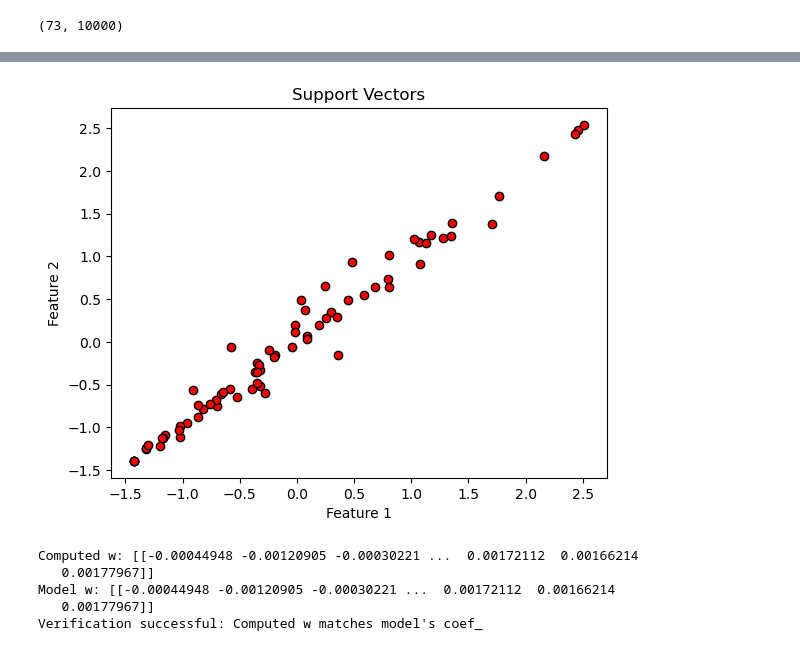
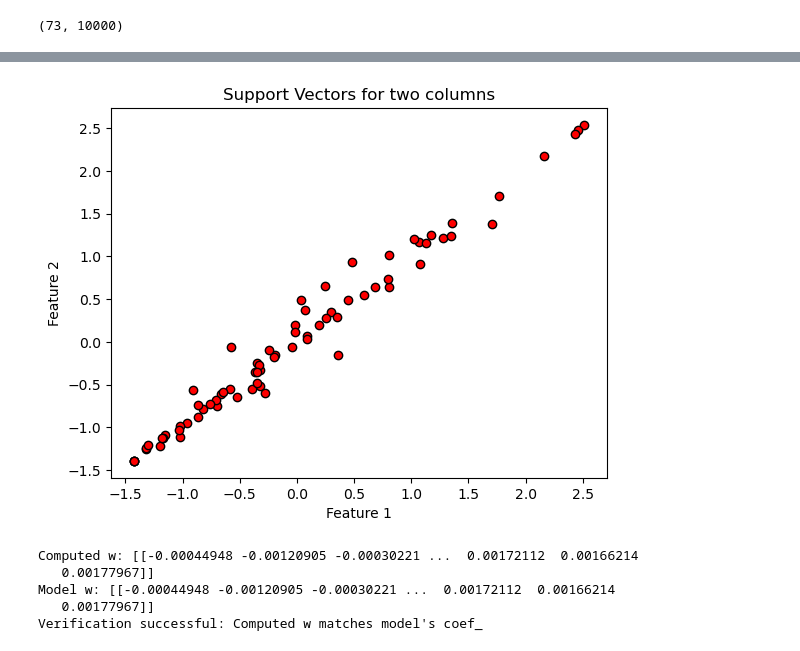
Before and after one commit to JayPanchariya/svm, a Jupyter notebook: 2024_2025_From_Linear_Classifiers_to_SVMs_sv.ipynb, the cells around one changed output, grey strips where cells are left out. Saved outputs shown, nothing was run; the diff lists cells and outputs as text; code cells hidden in the pictures.

```diff
--- a/2024_2025_From_Linear_Classifiers_to_SVMs_sv.ipynb
+++ b/2024_2025_From_Linear_Classifiers_to_SVMs_sv.ipynb
@@ -186,7 +153,7 @@ def buildDataset (IMDIR,labelNamesAll,K=2,N=100,imHeight=100,imWidth=100,seed=50
     X = X[:globalCount,:]
     Y = Y[:globalCount,:]
 
-    return X,Y,labelNames
+    return X,Y.flatten(),labelNames
 # %%
 K=2
 imHeight=100
@@ -249,3 +222,9 @@ test target vector [[1. 0. 0. 1. 1. 1. 0. 0. 1. 0. 1. 0. 0. 1. 0. 1. 0. 1. 1. 0.
     * TP/(TP+TN) Accuracy
   * How are the probabilistic predictions computed? (check the documentation)
     * Shown below.
+# %%
+from sklearn.preprocessing import StandardScaler
+norm = StandardScaler()
+X_train_N=norm.fit(X_train).transform(X_train)
+X_test_N=norm.fit(X_train).transform(X_test)
+X_test_N
@@ -252,23 +245,25 @@ test target vector [[1. 0. 0. 1. 1. 1. 0. 0. 1. 0. 1. 0. 0. 1. 0. 1. 0. 1. 1. 0.
 # %%
 # Create, train and test an svm model
 from sklearn.pipeline import make_pipeline
-from sklearn.preprocessing import StandardScaler
+
+X_test_U=X_test_N
+X_train_U=X_train_N
 
 svmLin=SVC(kernel='linear', probability=True)
-svm_pipeline = make_pipeline(StandardScaler(), svmLin)
-svm_pipeline.fit(X_train, Y_train)
-print("Train data score: ", svm_pipeline.named_steps['svc'].score(X_train, Y_train))
-print("Test data score: ", svm_pipeline.named_steps['svc'].score(X_test, Y_test))
+# svm_pipeline = make_pipeline(StandardScaler(), svmLin)
+svmLin.fit(X_train_U, Y_train)
+print("Train data score: ", svmLin.score(X_train_U, Y_train))
+print("Test data score: ", svmLin.score(X_test_U, Y_test))
 # Create, train and test a "probabilistic" SVM model
 # svmLin = SVC(kernel='linear',probability=True)
 # clf = make_pipeline(StandardScaler(), svmLin)
 # clf.fit(X_train, Y_train)
 # clf.score(X_test, Y_test)
 # svmLin.predict_proba(X_train)
-Y_pred_train=svm_pipeline.predict(X_train)
-Y_pred_test=svm_pipeline.predict(X_test)
+Y_pred_train=svmLin.predict(X_train_U)
+Y_pred_test=svmLin.predict(X_test_U)
 
-train_probabilities = svm_pipeline.predict_proba(X_train)
+train_probabilities = svmLin.predict_proba(X_train_U)
 print(f"Train Probabilities: {train_probabilities[:5]}")
 # %% [output]
 Train data score:  1.0
@@ -281,6 +276,6 @@ Train Probabilities: [[0.35352433 0.64647567]
 # %%
-support_vectors = svm_pipeline.named_steps['svc'].support_vectors_
-num_support_vectors = len(svm_pipeline.named_steps['svc'].support_)
+support_vectors =svmLin.support_vectors_
+num_support_vectors = len(svmLin.support_)
 print(f"Number of support vectors: {num_support_vectors}")
 # %% [output]
 Number of support vectors: 73
@@ -334,13 +329,13 @@ Intercept (b): [-0.04882786]
 # %%
 import matplotlib.pyplot as plt
 plt.figure()
 plt.scatter(support_vectors[:, 0], support_vectors[:, 1], edgecolors='k', c='r', marker='o')
-plt.title("Support Vectors")
+plt.title("Support Vectors for two columns")
 plt.xlabel("Feature 1")
 plt.ylabel("Feature 2")
 plt.show()
 # %% [output]
-[figure, old version]
+[figure, new version]
 # %%
 computed_w = np.dot(dual_coefficients, support_vectors)
 print("Computed w:", computed_w)
```
Also changed, not shown: parts of 16 cells of this notebook.
